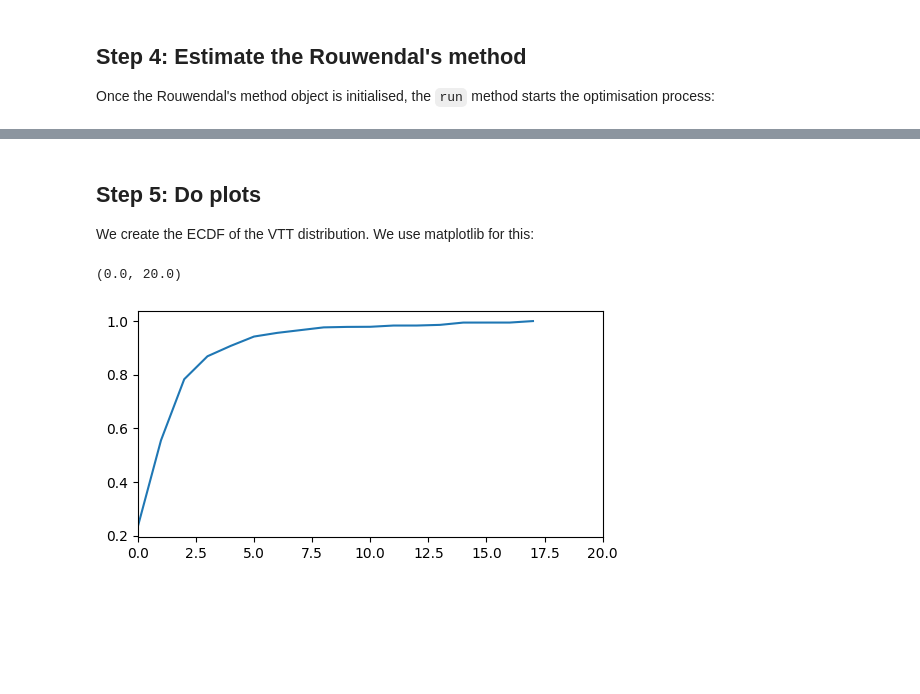
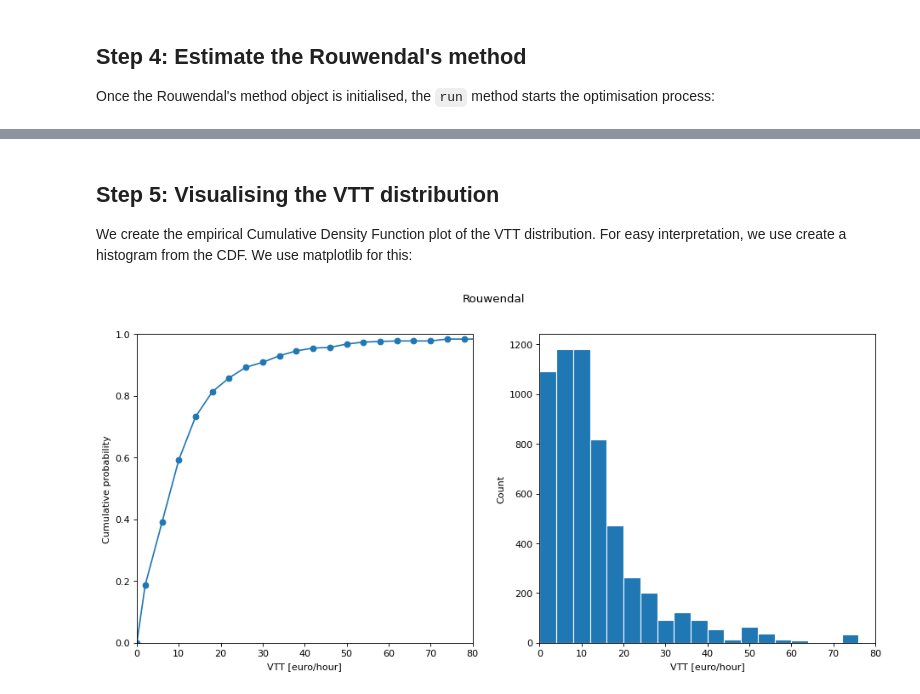
Before and after one commit to ighdez/py-np4vtt, a Jupyter notebook: examples/rouwendal.ipynb, the cells around one changed output, grey strips where cells are left out. Saved outputs shown, nothing was run; the diff lists cells and outputs as text; code cells hidden in the pictures; blank space fills up the shorter version.

```diff
--- a/examples/rouwendal.ipynb
+++ b/examples/rouwendal.ipynb
@@ -103,5 +106,5 @@ The function `ConfigRouwendal` takes the configuration parameters of the Rouwend
 # %%
-config = ConfigRouwendal(minimum= 0, maximum= 50, supportPoints= 11, startQ= 0.9)
+config = ConfigRouwendal(minimum= 0, maximum= 100, supportPoints= 26, startQ= 0.9)
 # %% [markdown]
 Now, we create the Rouwendal's method object that contains the configuration parameters and the data arrays. Then, we initialise the arguments and we compute the intial log-likelihood function:
 # %%
@@ -112,6 +115,5 @@ initialArgs, initialVal = rouwendal.setupInitialArgs()
 
 Once the Rouwendal's method object is initialised, the `run` method starts the optimisation process:
 # %%
-# q_prob, q_est, q_se, par, se, fvtt, cumsum_fvtt, vtt_grid, fval, exitflag, output = rouwendal.run(initialArgs)
-q, q_se, q_prob, x, se, ecdf, vtt_grid, fval, exitflag = rouwendal.run(initialArgs)
+q_est, q_se, q_prob, x, se, ecdf, vtt_grid, fval, exitflag = rouwendal.run(initialArgs)
 # %% [markdown]
@@ -147,13 +164,43 @@ NameError: name 'cumsum_fvtt' is not defined
 # %% [markdown]
-## Step 5: Do plots
+## Step 5: Visualising the VTT distribution
 
-We create the ECDF of the VTT distribution. We use matplotlib for this:
+We create the empirical Cumulative Density Function plot of the VTT distribution. For easy interpretation, we use create a histogram from the CDF.
+We use matplotlib for this:
-# %%
-import matplotlib.pyplot as plt
-fig, ax = plt.subplots(figsize=(6,3), dpi=100)
-
-ax.plot(vtt_grid,cumsum_fvtt)
-plt.xlim([0, 20])
-# %% [output]
-(0.0, 20.0)
-[figure, removed]
+# %%
+import matplotlib.pyplot as plt
+import numpy as np
+import seaborn as sns
+
+# Obtain the midpoints from the vtt_grid
+vtt_grid_midpoints = ((np.append(vtt_grid, 0) + np.append(0,vtt_grid)))/2
+vtt_grid_midpoints[-1] = vtt_grid[-1]
+
+fig, ax = plt.subplots(1,2,figsize=(14,6), dpi=80)
+
+# Plot CDF
+ax[0].plot(vtt_grid_midpoints,np.concatenate((0,ecdf),axis=None),marker='o')
+ax[0].set_xlim(0,80)
+ax[0].set_ylim(0,1)
+ax[0].set_xlabel('VTT [euro/hour]')
+ax[0].set_ylabel('Cumulative probability')
+
+# Obtain probabilities from the CDF plot
+pp = ((np.append(ecdf, 0)-np.append(0,ecdf)))
+pp[-1] = 0
+pp = np.append(0,pp)
+
+# Construct data points
+data_hist = []
+for n in range(0,len(vtt_grid_midpoints)):
+    dat = [vtt_grid_midpoints[n]]*np.round((pp[n]*descriptives.NP)).astype(int)
+    data_hist = np.append(data_hist,dat)
+
+# Plot histogram
+ax[1].set_xlim(0,80)
+ax[1].set_xlabel('VTT [euro/hour]')
+ax[1].set_ylabel('Count')
+ax[1].hist(data_hist, bins = vtt_grid,edgecolor="white")
+fig.suptitle('Rouwendal')
+plt.show()
+# %% [output]
+[figure, added]
```
Also changed, not shown: parts of 5 cells of this notebook, 4 other files.
